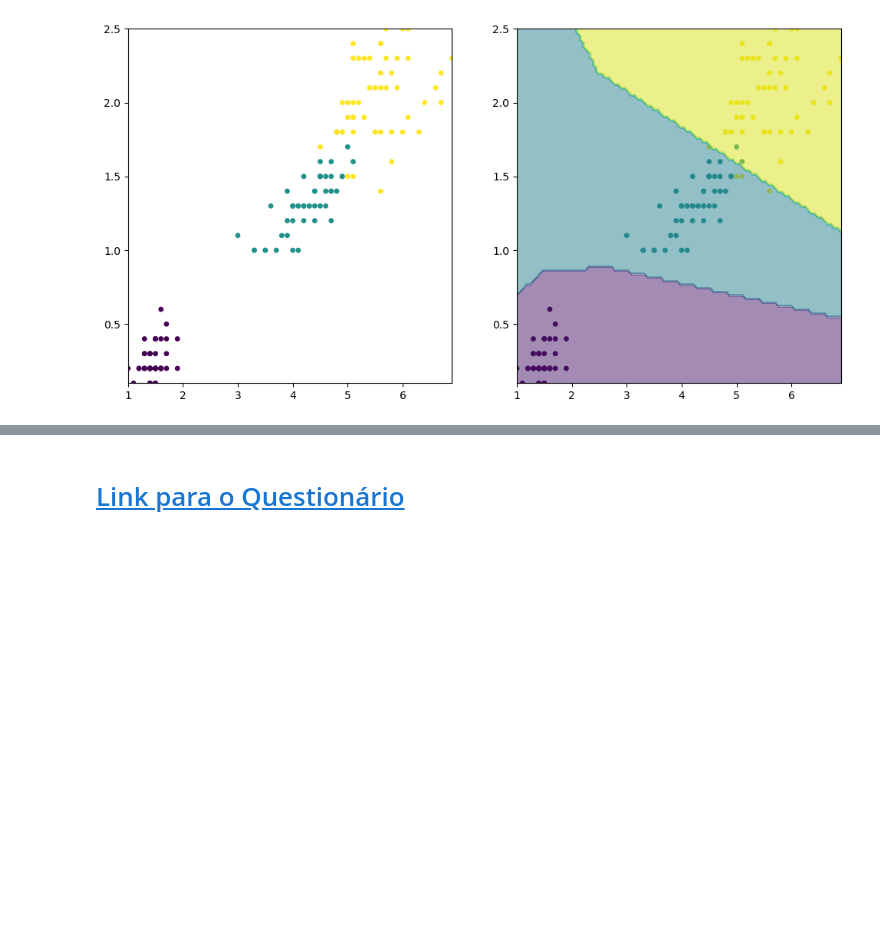
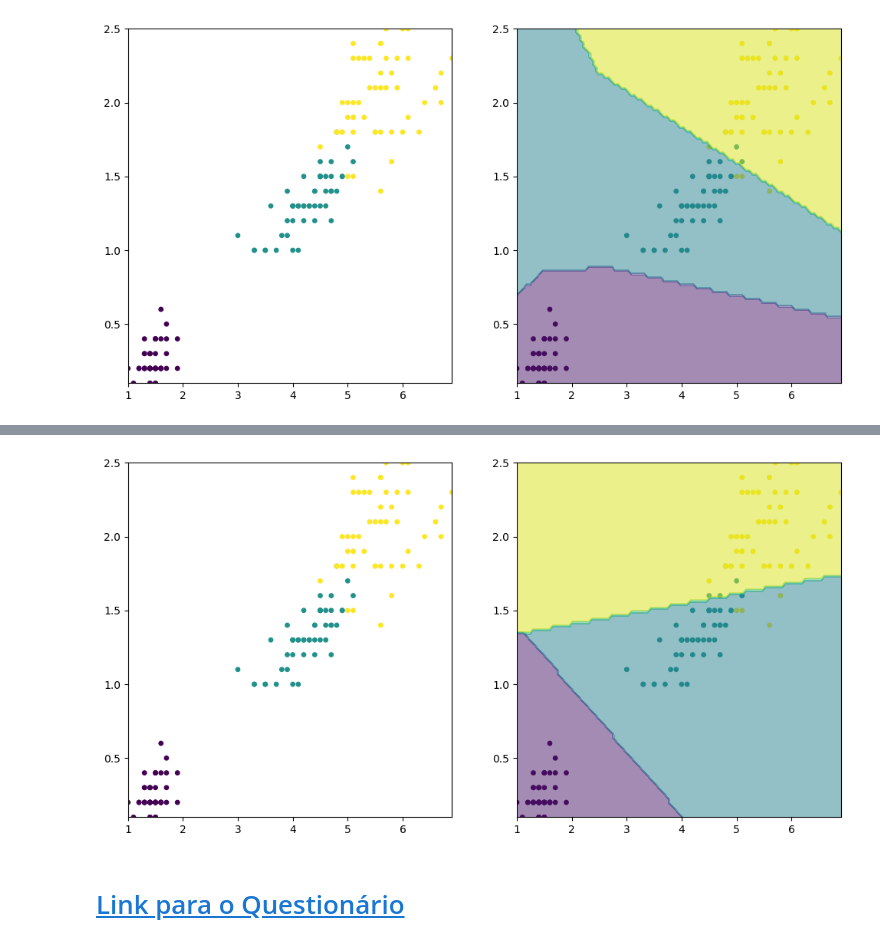
Before and after one commit to mafaldasalomao/pavic_treinamento_ml, a Jupyter notebook: PAVIC_ML_06_Rede_Neural.ipynb, the cells around one changed output, grey strips where cells are left out. Saved outputs shown, nothing was run; the diff lists cells and outputs as text; code cells hidden in the pictures; blank space fills up the shorter version.

```diff
--- a/PAVIC_ML_06_Rede_Neural.ipynb
+++ b/PAVIC_ML_06_Rede_Neural.ipynb
@@ -1596,0 +1893,15 @@ Acurácia: 95.33%
+# %%
+#TESTE DE LEARNING RATE DECAY
+input_dim, output_dim = x.shape[1], y_onehot.shape[1]
+
+# insira sua rede aqui!
+nn = NeuralNetwork(cost_func=softmax_neg_log_likelihood, learning_rate = 1e-1, lr_decay_method=staircase_decay, lr_decay_rate=0.7, lr_decay_steps=50, patience=4 ) # tentar com lr 1
+nn.layers.append(Layer(input_dim= input_dim, output_dim=5, activation=relu))
+nn.layers.append(Layer(input_dim= 5, output_dim=output_dim, activation=linear))
+#vamos treinar a rede
+nn.fit(x, y_onehot, epochs=3000, verbose=400)
+y_pred = np.argmax(nn.predict(x), axis=1)
+print('Acurácia: {:.2f}%'.format(100*accuracy_score(y, y_pred)))
+
+plot.classification_predictions(x, y, is_binary=False, nn=nn)
+# %% [output]
@@ -1597,3 +1917,4 @@ Acurácia: 95.33%
+[figure, added]
 # %% [markdown]
 # [Link para o Questionário](https://docs.google.com/forms/d/e/1FAIpQLSf1B3JKsPPPc1oYD_3FyX4UvNLpcXnTW2I177A_WE0_B56Elw/viewform?usp=sf_link)
 # %% [markdown]
```
Also changed, not shown: parts of 9 cells of this notebook.
